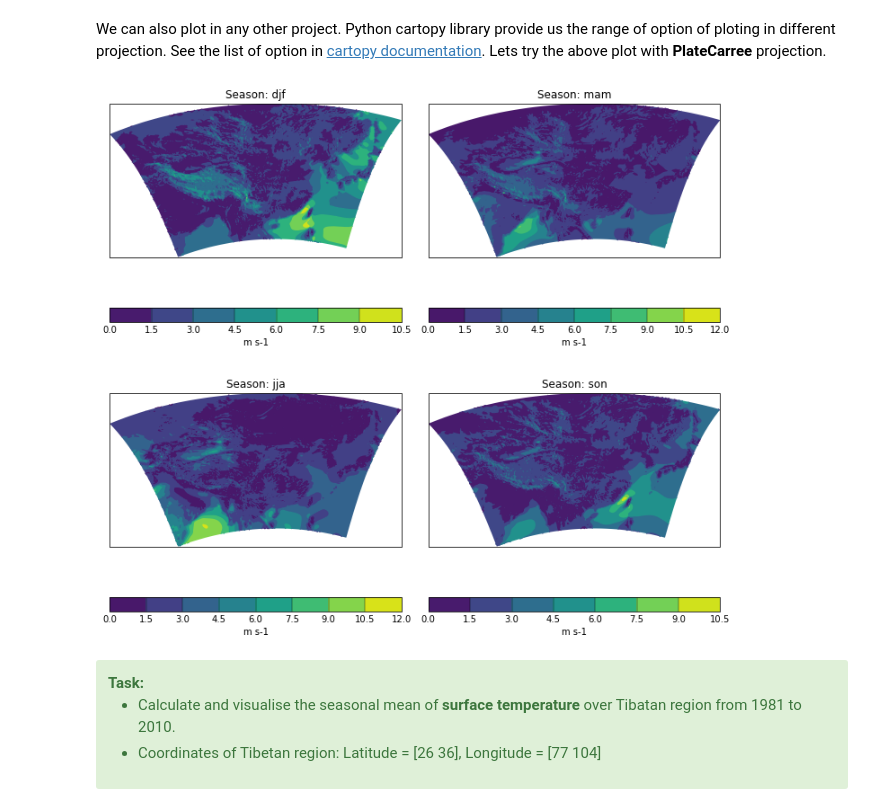
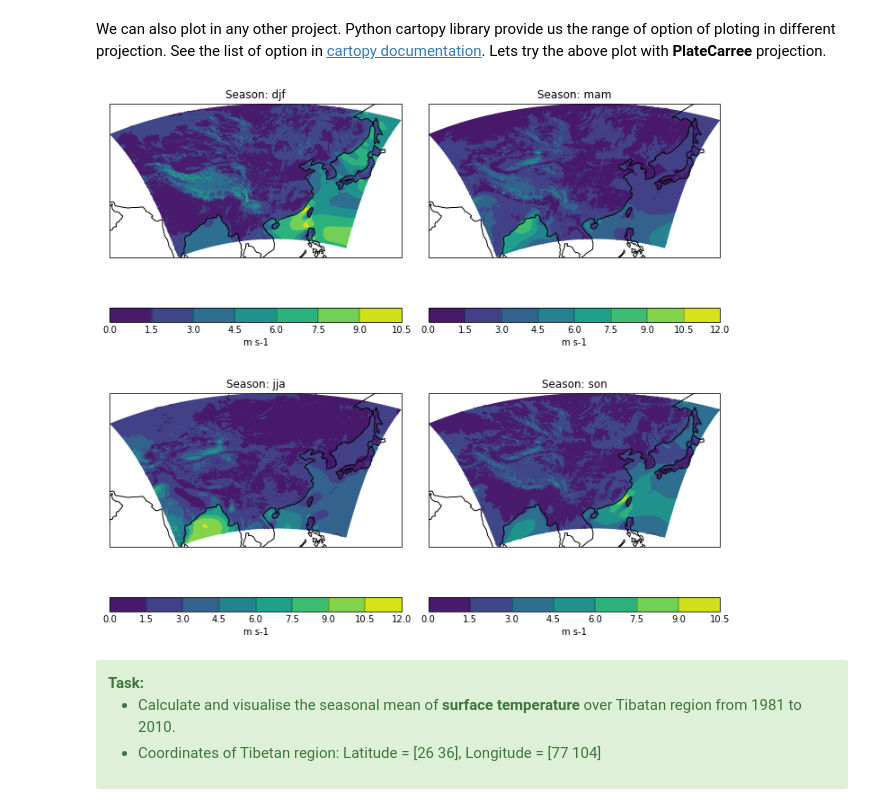
Before and after one commit to MetOffice/PyPRECIS, a Jupyter notebook: notebooks/CSSP_20CRDS_Tutorials/tutorial_3_basic_analysis.ipynb, the cells around one changed output. Cells and saved outputs as stored; diff of their text form; code cells hidden in the pictures.

```diff
--- a/notebooks/CSSP_20CRDS_Tutorials/tutorial_3_basic_analysis.ipynb
+++ b/notebooks/CSSP_20CRDS_Tutorials/tutorial_3_basic_analysis.ipynb
@@ -504,28 +563,28 @@ We can also plot in any other project. Python cartopy library provide us the ran
 # %%
 import cartopy.crs as ccrs
 # list of seasonal cubes to loop through
 seasonal_cubes = [wspd_djf_mean, wspd_mam_mean, wspd_jja_mean, wspd_son_mean]
 
 # set a figure big enough to hold the subplots
 plt.figure(figsize=(10, 10))
 
 # loop through the seaonal cube list and plot the data
 for i in range(len(seasonal_cubes)):
 
     plt.subplot(2, 2, i+1, projection=ccrs.PlateCarree())
     # plot the windspeed at the first timestep
     qplt.contourf(seasonal_cubes[i][0,:,:])
     # add some coastlines for context
-    ax.coastlines()
+    plt.gca().coastlines()
     # get the season name from the coordinate
     season = seasonal_cubes[i].coord('season').points[0]
     # add the name as plot's title
     plt.title('Season: '+ season)
     plt.tight_layout()
 
 plt.show()
 # %% [output]
-[figure, old version]
+[figure, new version]
 # %% [markdown]
 <div class="alert alert-block alert-success">
     <b>Task:</b><br><ul>
```
Also changed, not shown: parts of 8 cells of this notebook.
